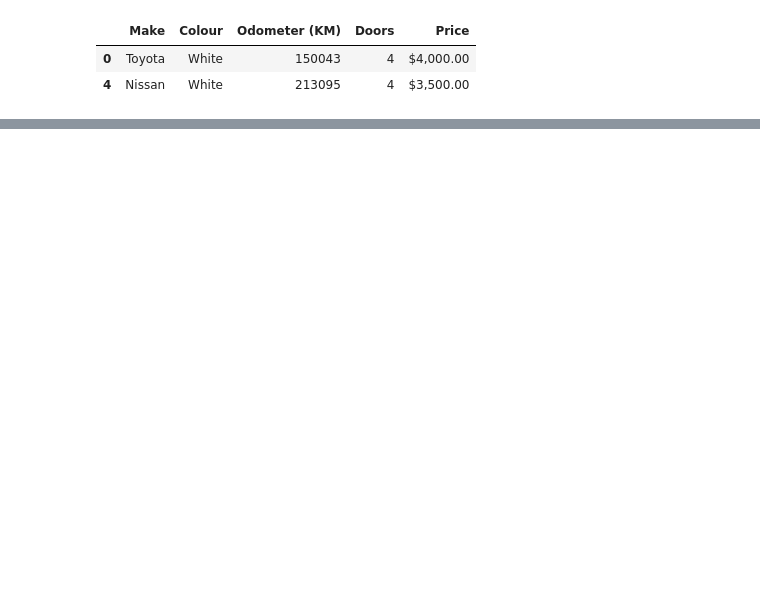
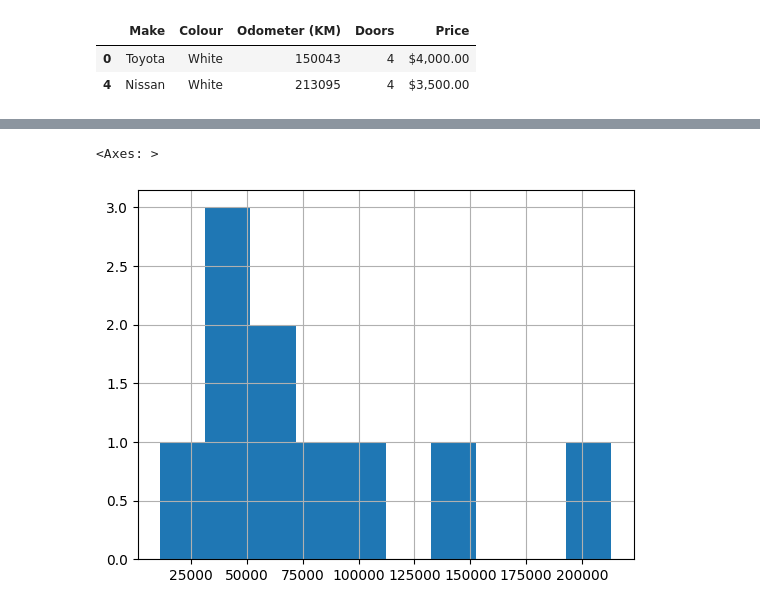
Before and after one commit to databyhuseyn/DataAnalysis, a Jupyter notebook: introduction_to_pandas.ipynb, the cells around one changed output, grey strips where cells are left out. Drawn from its saved outputs; the diff is of its cells as text; code cells hidden in the pictures; blank space fills up the shorter version.

```diff
--- a/introduction_to_pandas.ipynb
+++ b/introduction_to_pandas.ipynb
@@ -153,0 +207,5 @@ car_sales[car_sales["Make"] == "Toyota" ]
+# %%
+car_sales["Odometer (KM)"].hist()
+# %% [output]
+<Axes: >
+[figure, added]
```
Also changed, not shown: parts of 32 cells of this notebook.
